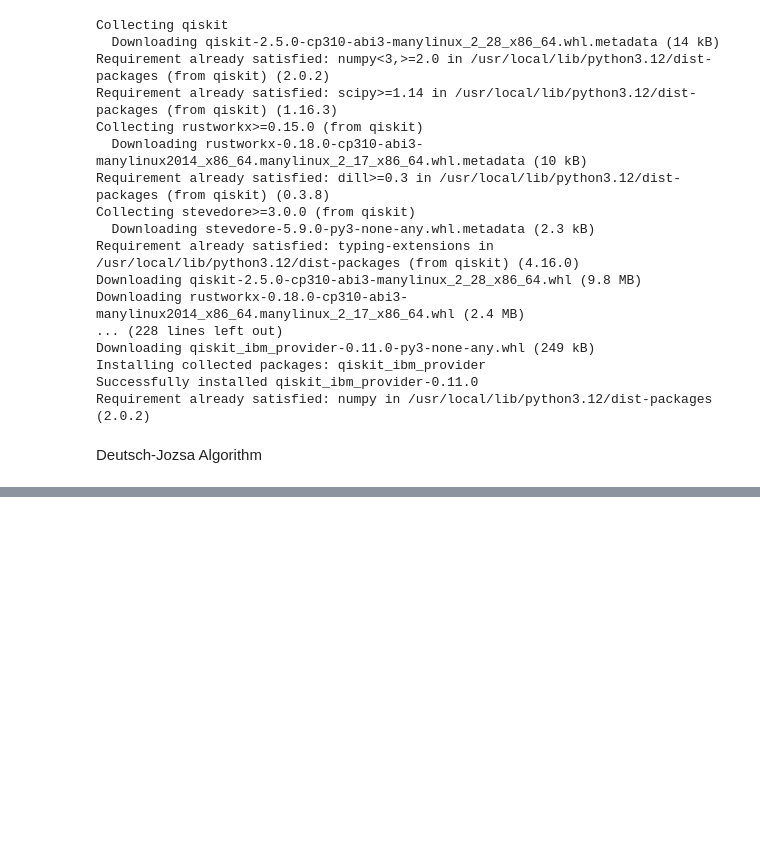
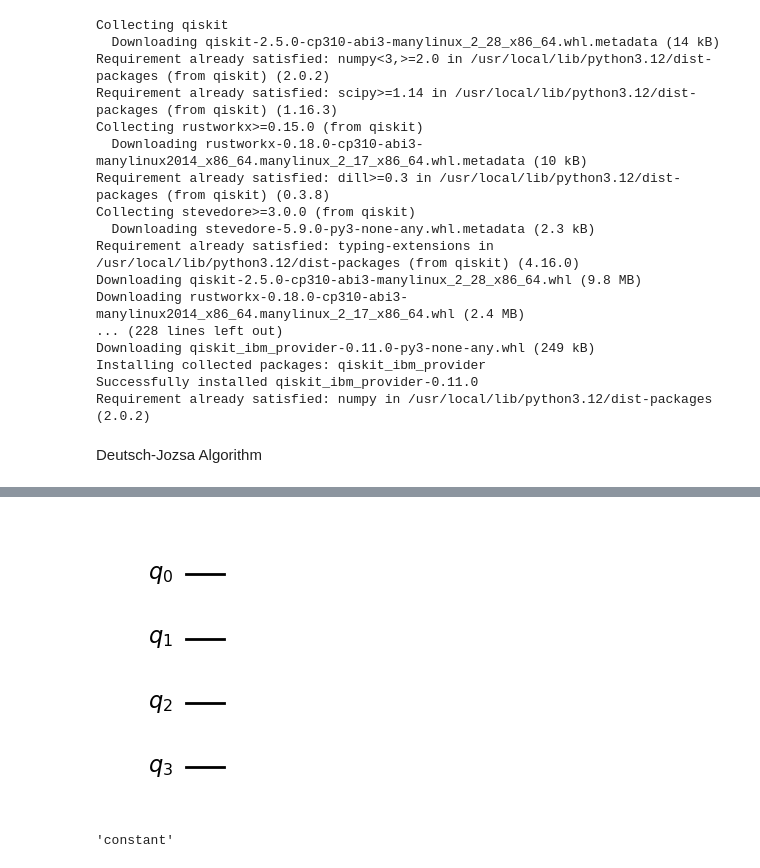
Before and after one commit to pri-2711/qiskit_codes, a Jupyter notebook: Qiskit_code_5.ipynb, the cells around one changed output, grey strips where cells are left out. Saved outputs shown, nothing was run; the diff lists cells and outputs as text; code cells hidden in the pictures; blank space fills up the shorter version.

```diff
--- a/Qiskit_code_5.ipynb
+++ b/Qiskit_code_5.ipynb
@@ -90,0 +133,7 @@ display(dj_query(4).draw(output="mpl"))
+# %%
+f3 = dj_query(3)
+display(f3.draw("mpl"))
+display(dj_algorithm(f3))
+# %% [output]
+[figure, added]
+'constant'
```
Also changed, not shown: parts of 6 cells of this notebook.
